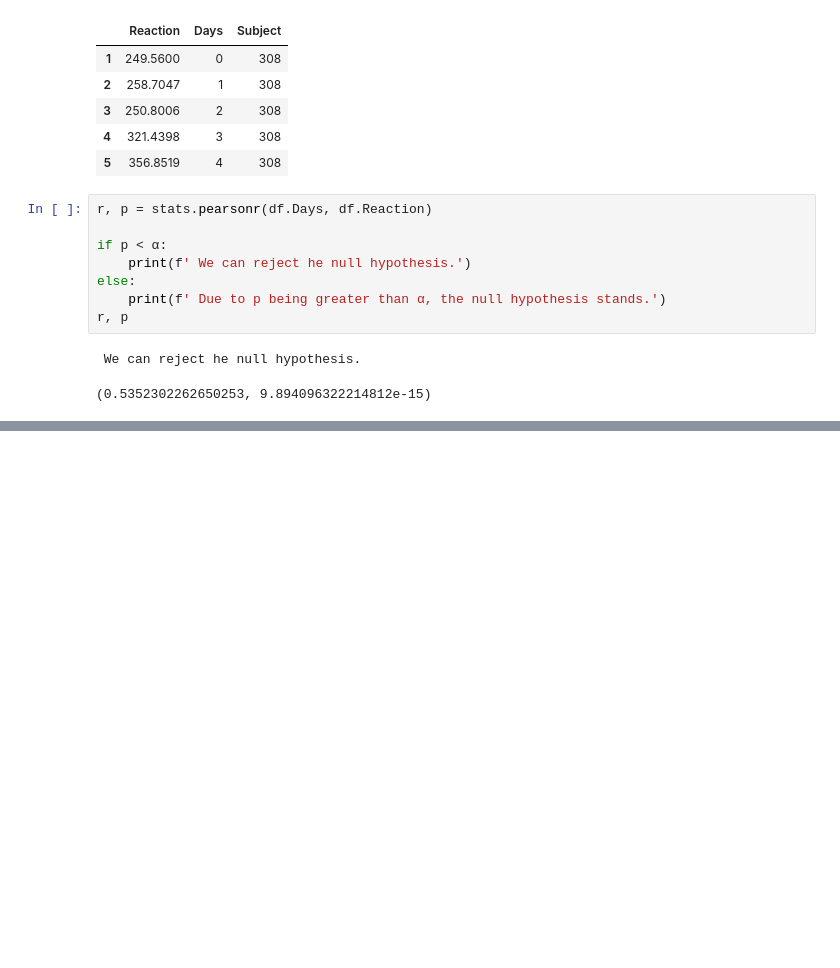
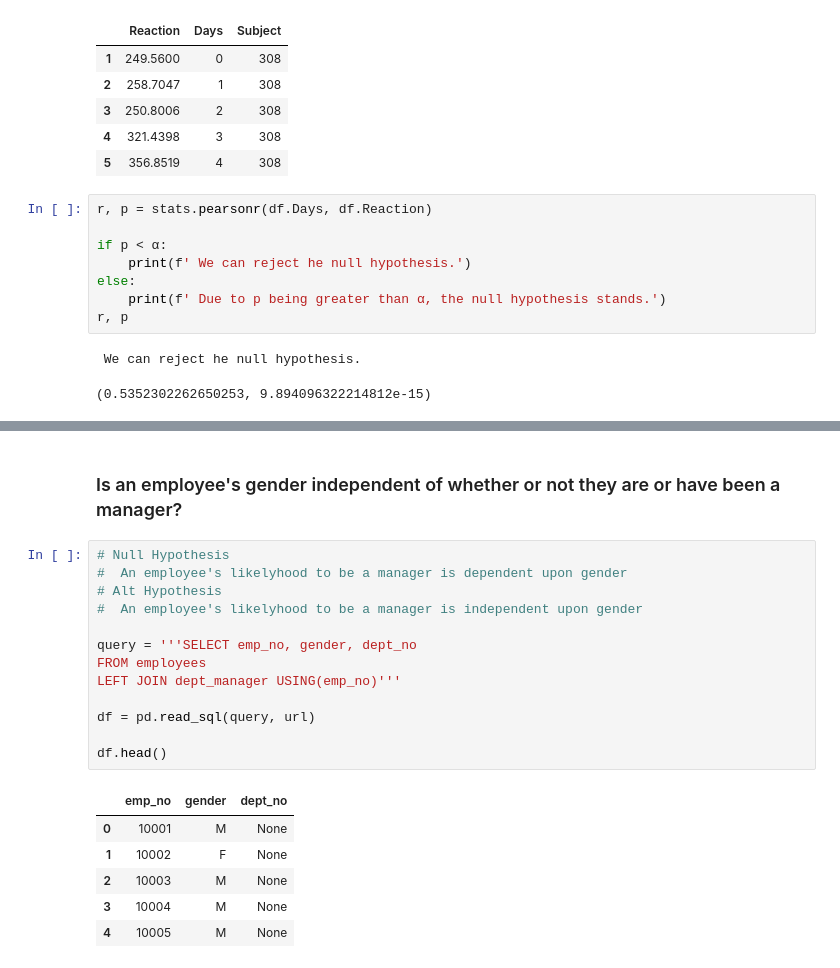
Before and after one commit to BraedenWright/statistics-exercises, a Jupyter notebook: hypothesis_testing.ipynb, the cells around one changed output, grey strips where cells are left out. Saved outputs shown, nothing was run; the diff lists cells and outputs as text; blank space fills up the shorter version.

```diff
--- a/hypothesis_testing.ipynb
+++ b/hypothesis_testing.ipynb
@@ -496,0 +783,22 @@ r, p
+# %% [markdown]
+###    Is an employee's gender independent of whether or not they are or have been a manager?
+# %%
+# Null Hypothesis
+#  An employee's likelyhood to be a manager is dependent upon gender
+# Alt Hypothesis
+#  An employee's likelyhood to be a manager is independent upon gender
+
+query = '''SELECT emp_no, gender, dept_no
+FROM employees
+LEFT JOIN dept_manager USING(emp_no)'''
+
+df = pd.read_sql(query, url)
+
+df.head()
+# %% [output]
+|  | emp_no | gender | dept_no |
+| 0 | 10001 | M | None |
+| 1 | 10002 | F | None |
+| 2 | 10003 | M | None |
+| 3 | 10004 | M | None |
+| 4 | 10005 | M | None |
```
Also changed, not shown: parts of 19 cells of this notebook.
